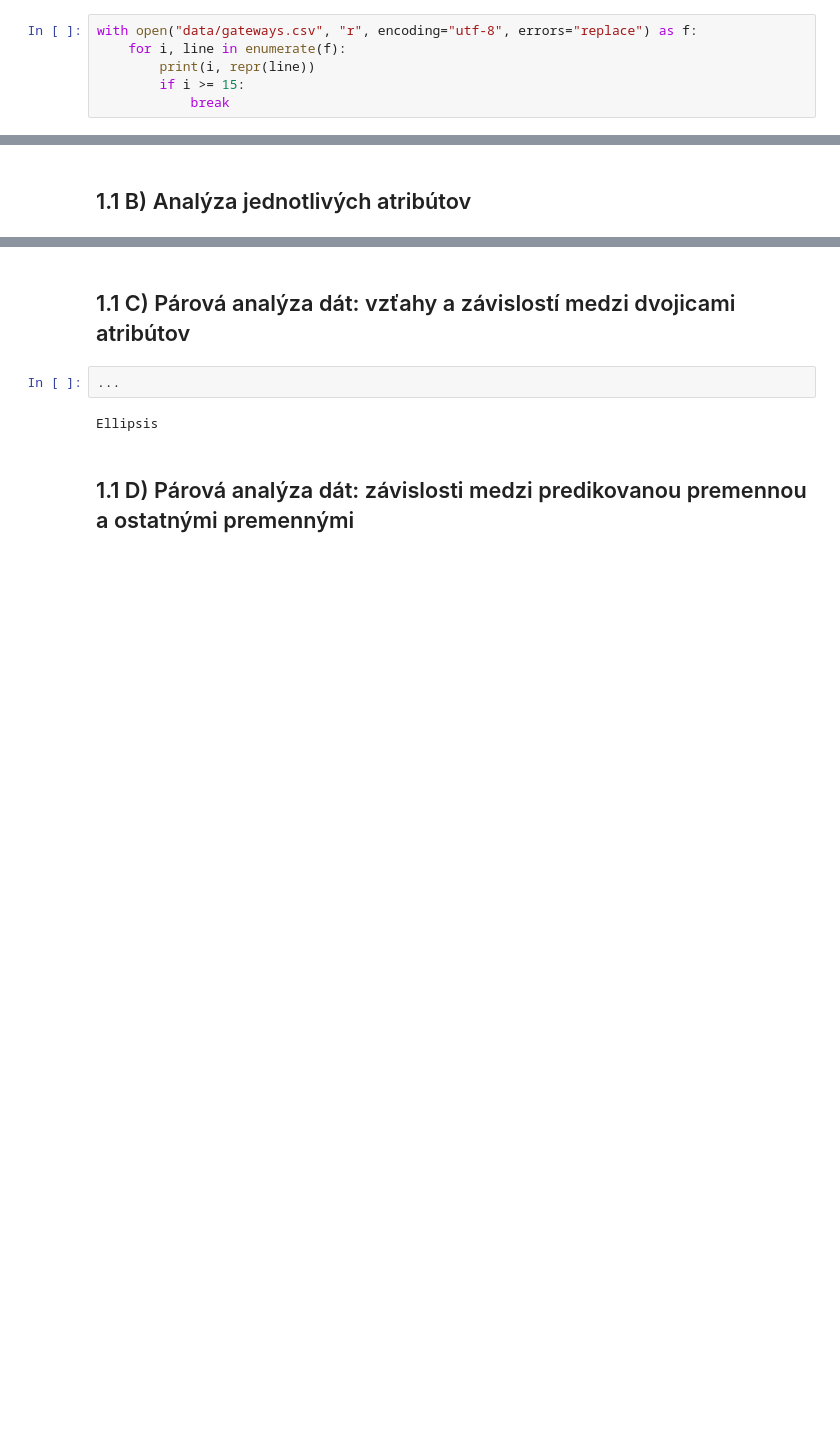
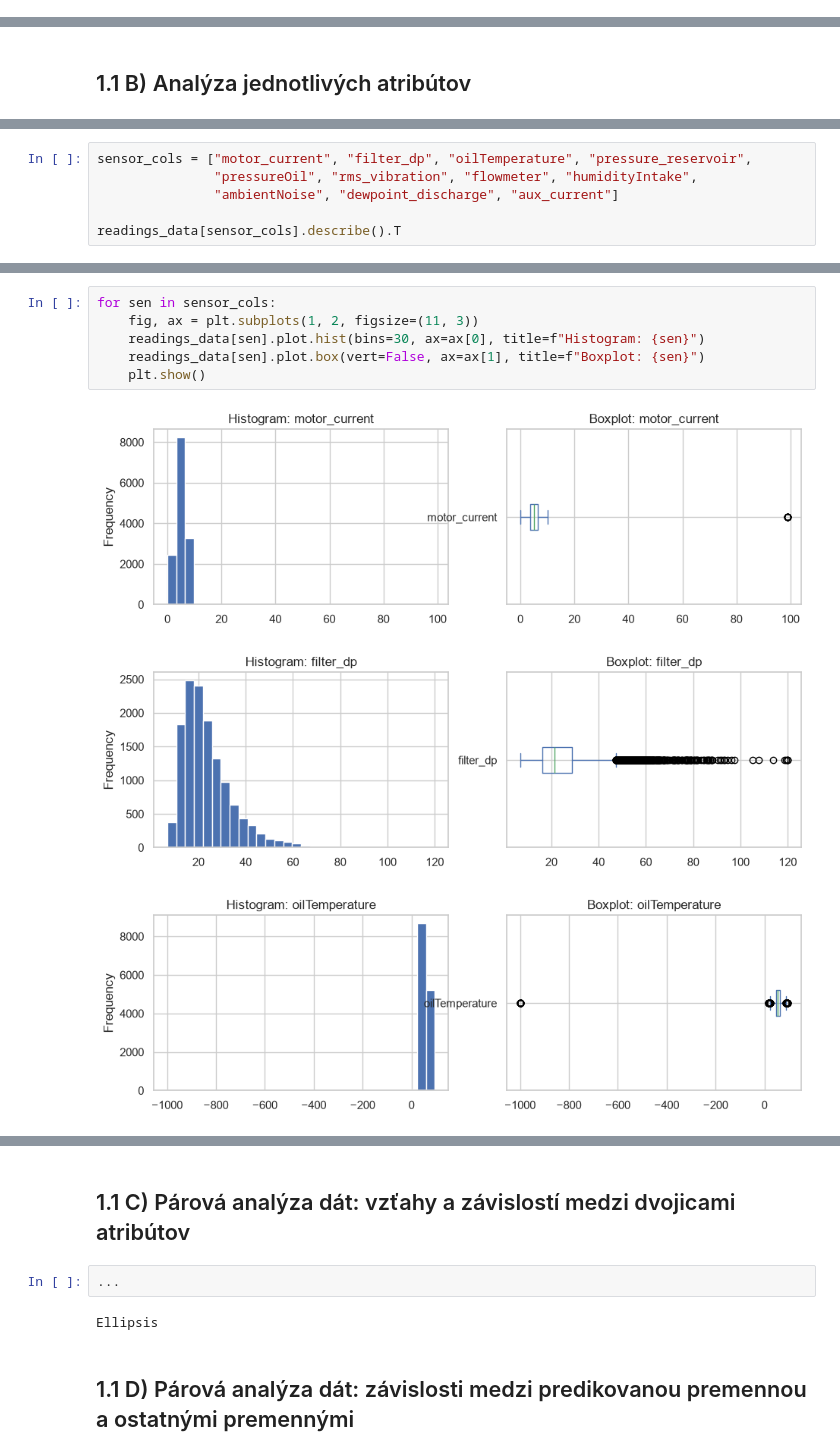
Before and after one commit to kavonada/IAU_zadanie, a Jupyter notebook: projekt.ipynb, the cells around one changed output, grey strips where cells are left out. Cells and saved outputs as stored; diff of their text form; blank space fills up the shorter version.

```diff
--- a/projekt.ipynb
+++ b/projekt.ipynb
@@ -116,9 +163,3 @@ gateways_data
 | 15998 | NaN | 6d:37:25:3e:c9:6c | 127.190.201.48 | GW-15998 | -80.1 | 2021-03-28 | 38.76347 | Möchlichen | v3.4.1 | ... |
 | 15999 | NaN | 6c:75:ea:ce:45:f8 | 252.128.17.23 | GW-15999 | -72.2 | 11/06/2020, 00:00:00 | 39.26062 | Silva | v3.4.1 | ... |
 16000 rows × 13 columns
-# %%
-with open("data/gateways.csv", "r", encoding="utf-8", errors="replace") as f:
-    for i, line in enumerate(f):
-        print(i, repr(line))
-        if i >= 15:
-            break
@@ -147,0 +197,6 @@ Ellipsis
+# %%
+sensor_cols = ["motor_current", "filter_dp", "oilTemperature", "pressure_reservoir",
+               "pressureOil", "rms_vibration", "flowmeter", "humidityIntake",
+               "ambientNoise", "dewpoint_discharge", "aux_current"]
+
+readings_data[sensor_cols].describe().T
@@ -147,0 +216,10 @@ Ellipsis
+# %%
+for sen in sensor_cols:
+    fig, ax = plt.subplots(1, 2, figsize=(11, 3))
+    readings_data[sen].plot.hist(bins=30, ax=ax[0], title=f"Histogram: {sen}")
+    readings_data[sen].plot.box(vert=False, ax=ax[1], title=f"Boxplot: {sen}")
+    plt.show()
+# %% [output]
+[figure, added]
+[figure, added]
+[figure, added]
```
Also changed, not shown: parts of 16 cells of this notebook.
